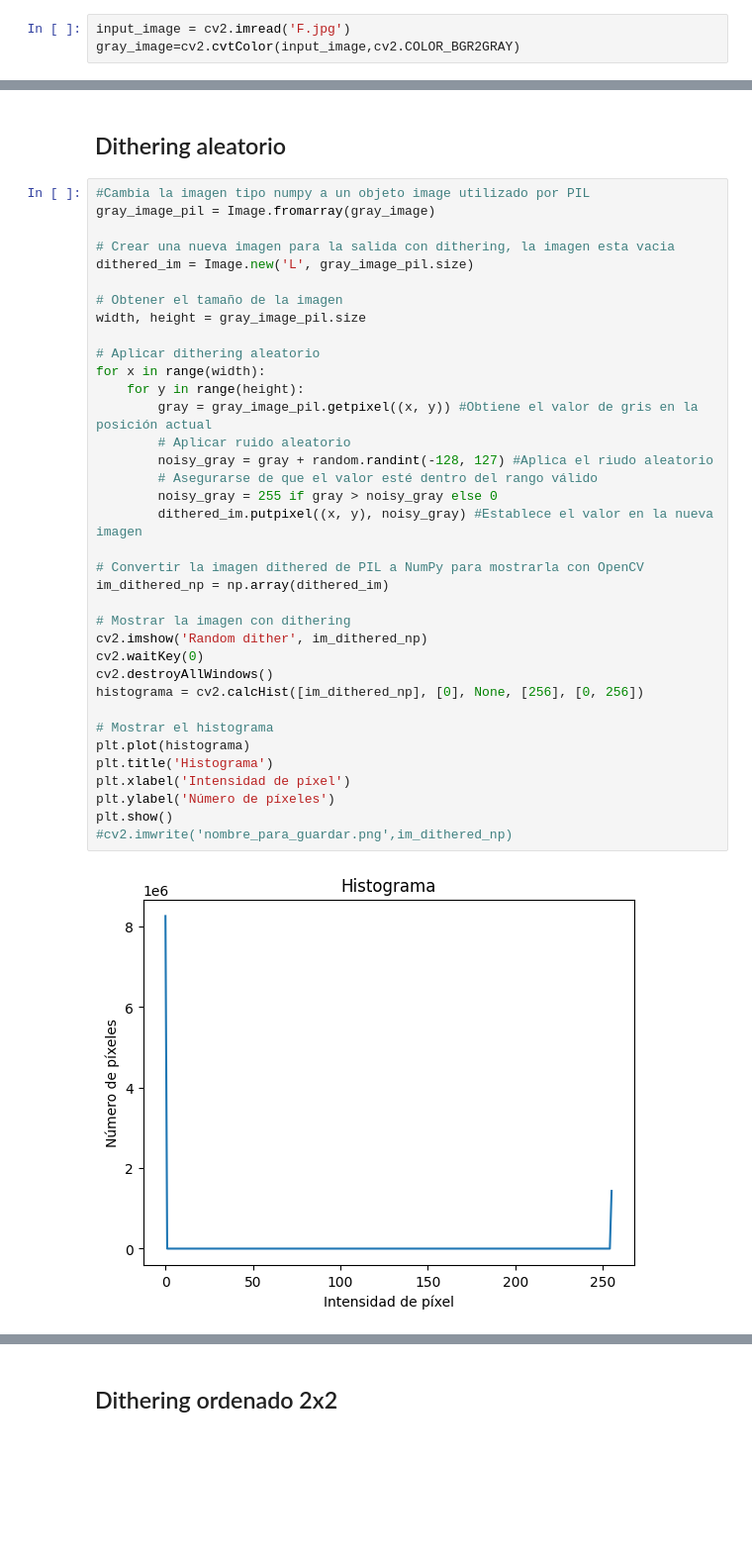
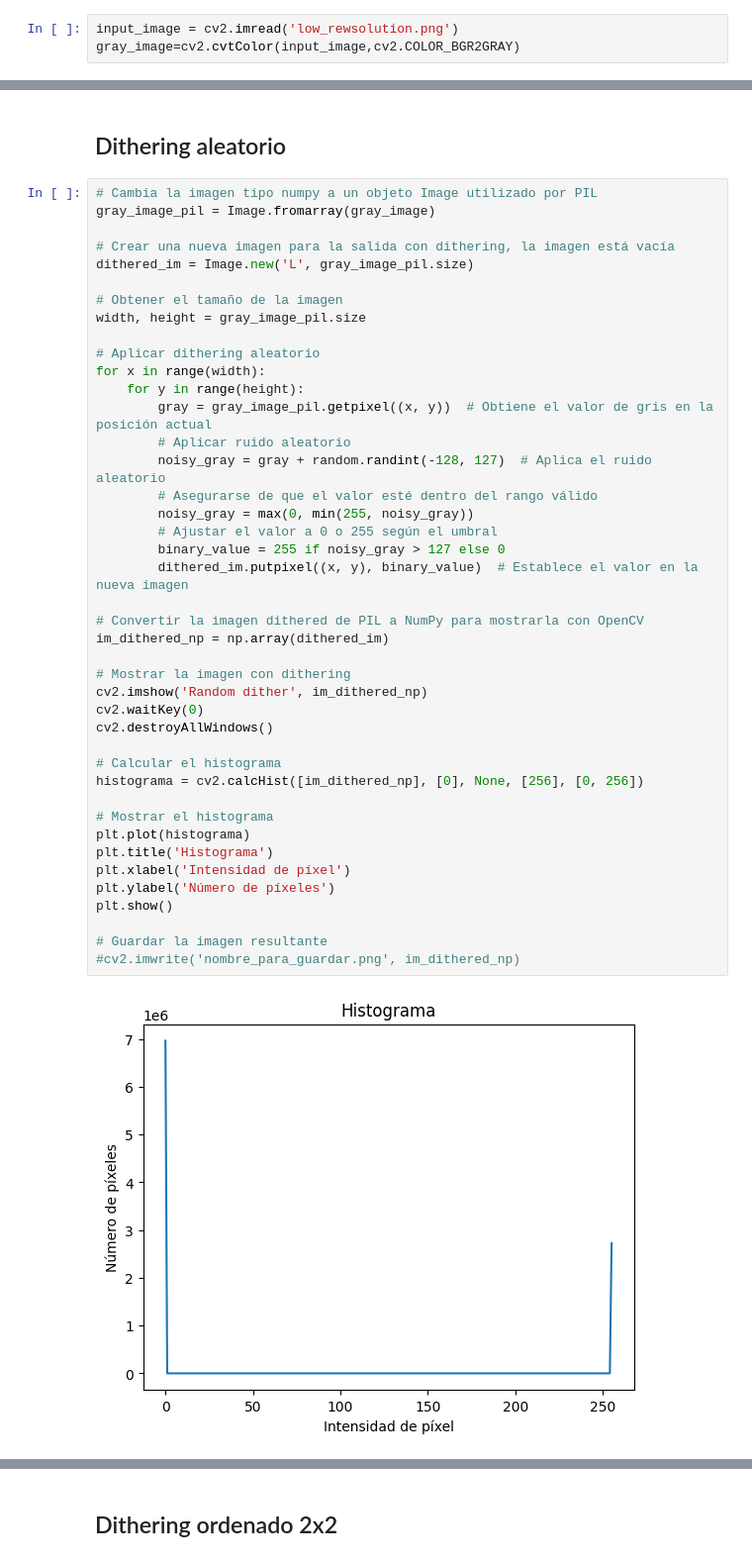
Before and after one commit to lestunam/Practica_2_Dithering, a Jupyter notebook: dithering.ipynb, the cells around one changed output, grey strips where cells are left out. Shown at 99% size. Cells and saved outputs as stored; diff of their text form; blank space fills up the shorter version.

```diff
--- a/dithering.ipynb
+++ b/dithering.ipynb
@@ -26,7 +28,7 @@ new_img = im.thumbnail([new_w, new_h])
 # %% [markdown]
 ## Cargar la imagen para poder aplicar Dithering
 # %%
-input_image = cv2.imread('F.jpg')
+input_image = cv2.imread('low_rewsolution.png')
 gray_image=cv2.cvtColor(input_image,cv2.COLOR_BGR2GRAY)
 # %%
 cv2.imshow('Original image', input_image)
@@ -56,40 +58,46 @@ plt.show()
 # %% [markdown]
 ## Dithering aleatorio
 # %%
-#Cambia la imagen tipo numpy a un objeto image utilizado por PIL
+# Cambia la imagen tipo numpy a un objeto Image utilizado por PIL
 gray_image_pil = Image.fromarray(gray_image)
 
-# Crear una nueva imagen para la salida con dithering, la imagen esta vacia
+# Crear una nueva imagen para la salida con dithering, la imagen está vacía
 dithered_im = Image.new('L', gray_image_pil.size)
 
 # Obtener el tamaño de la imagen
 width, height = gray_image_pil.size
 
 # Aplicar dithering aleatorio
 for x in range(width):
     for y in range(height):
-        gray = gray_image_pil.getpixel((x, y)) #Obtiene el valor de gris en la posición actual
+        gray = gray_image_pil.getpixel((x, y))  # Obtiene el valor de gris en la posición actual
         # Aplicar ruido aleatorio
-        noisy_gray = gray + random.randint(-128, 127) #Aplica el riudo aleatorio
+        noisy_gray = gray + random.randint(-128, 127)  # Aplica el ruido aleatorio
         # Asegurarse de que el valor esté dentro del rango válido
-        noisy_gray = 255 if gray > noisy_gray else 0
-        dithered_im.putpixel((x, y), noisy_gray) #Establece el valor en la nueva imagen
+        noisy_gray = max(0, min(255, noisy_gray))
+        # Ajustar el valor a 0 o 255 según el umbral
+        binary_value = 255 if noisy_gray > 127 else 0
+        dithered_im.putpixel((x, y), binary_value)  # Establece el valor en la nueva imagen
 
 # Convertir la imagen dithered de PIL a NumPy para mostrarla con OpenCV
 im_dithered_np = np.array(dithered_im)
 
 # Mostrar la imagen con dithering
 cv2.imshow('Random dither', im_dithered_np)
 cv2.waitKey(0)
 cv2.destroyAllWindows()
+
+# Calcular el histograma
 histograma = cv2.calcHist([im_dithered_np], [0], None, [256], [0, 256])
 
 # Mostrar el histograma
 plt.plot(histograma)
 plt.title('Histograma')
 plt.xlabel('Intensidad de píxel')
 plt.ylabel('Número de píxeles')
 plt.show()
-#cv2.imwrite('nombre_para_guardar.png',im_dithered_np)
+
+# Guardar la imagen resultante
+#cv2.imwrite('nombre_para_guardar.png', im_dithered_np)
 # %% [output]
-[figure, old version]
+[figure, new version]
```
Also changed, not shown: parts of 5 cells of this notebook.
